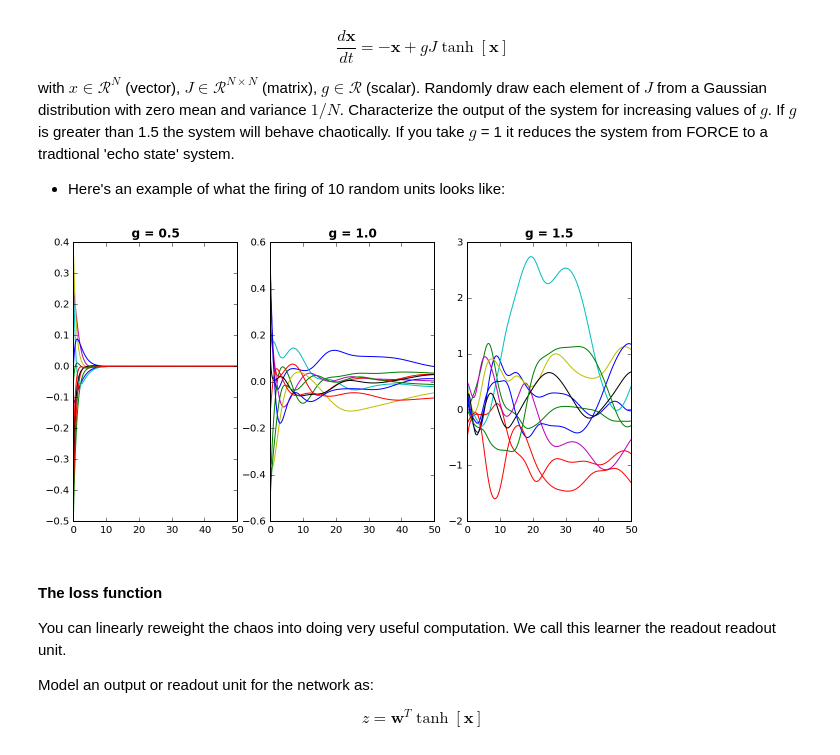
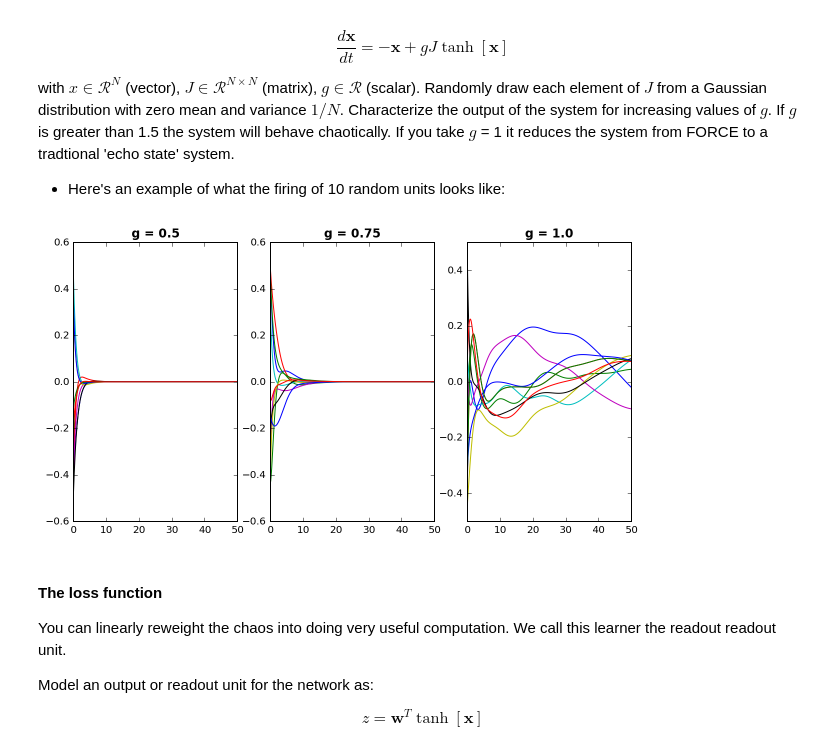
Before and after one commit to avicennax/jedi, a Jupyter notebook: notebooks/DFORCE.ipynb, the cells around one changed output. Cells and saved outputs as stored; diff of their text form; code cells hidden in the pictures.

```diff
--- a/notebooks/DFORCE.ipynb
+++ b/notebooks/DFORCE.ipynb
@@ -59,21 +59,21 @@ with $x \in \mathcal{R}^N$ (vector), $J \in \mathcal{R}^{N \times N}$ (matrix),
 # %%
 def f1(x,t0):
     return -x + g*dot(J,tanh(x))
 
 N = 500
 J = normal(0,sqrt(1/N),(N,N))
 x0 = uniform(-0.5,0.5,N)
 t = linspace(0,50,500)
 
 plt.figure(figsize=(10,5))
-for s,g in enumerate(linspace(0.5,1.5,3)):
+for s,g in enumerate(linspace(0.5,1,3)):
     plt.subplot(1,3,s+1)
     x = odeint(f1,x0,t)
     plt.plot(t,x[:,choice(N,10)])
     plt.title('g = '+str(g),fontweight='bold')
 plt.show()
 # %% [output]
-[figure, old version]
+[figure, new version]
 # %% [markdown]
 #### The loss function
 
```
Also changed, not shown: parts of 3 cells of this notebook, 2 other files.
